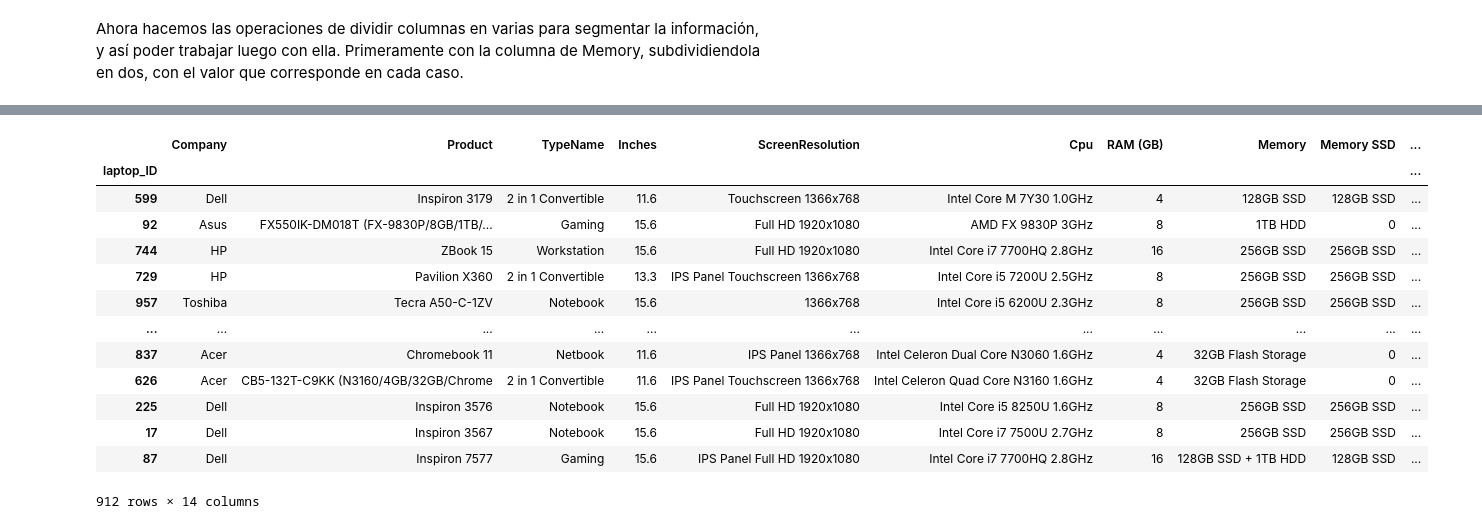
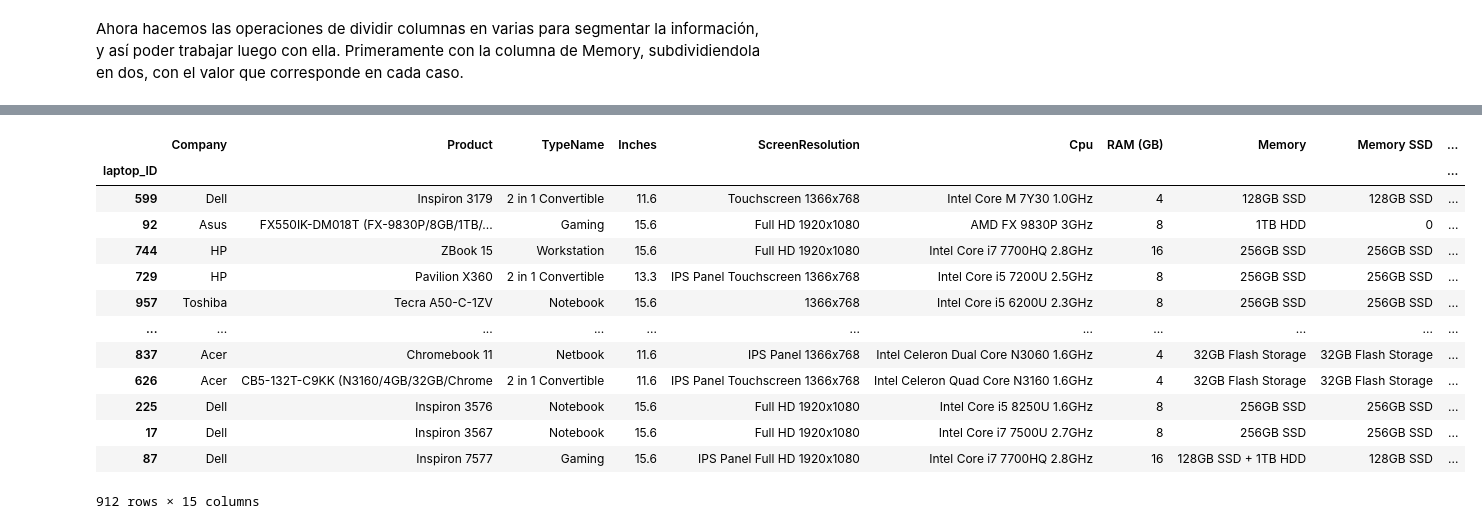
Before and after one commit to angelgvill/DS102024, a Jupyter notebook: 3-MachineLearning/2-Supervisado/ordenadores_agv.ipynb, the cells around one changed output, grey strips where cells are left out. Saved outputs shown, nothing was run; the diff lists cells and outputs as text; code cells hidden in the pictures.

```diff
--- a/3-MachineLearning/2-Supervisado/ordenadores_agv.ipynb
+++ b/3-MachineLearning/2-Supervisado/ordenadores_agv.ipynb
@@ -148,44 +165,49 @@ def split_memory(memory):
     # Inicializar los valores de las columnas
     memory_ssd = 0
     memory_hdd = 0
+    memory_sshd = 0
 
     # Dividir el string por el separador '+'
     parts = memory.split('+')
 
     # Analizar cada parte
     for part in parts:
         part = part.strip()  # Limpiar espacios en blanco
-        if 'SSD' in part:
+        if 'SSD' in part or 'Flash' in part:
             memory_ssd = part
         elif 'HDD' in part:
             memory_hdd = part
+        elif 'Hybrid' in part:
+            memory_sshd = part
 
-    return memory_ssd, memory_hdd
+    return memory_ssd, memory_hdd, memory_sshd
 
 # Aplicar la función a la columna 'Memory'
-df[['Memory SSD', 'Memory HDD']] = df['Memory'].apply(split_memory).apply(pd.Series)
+df[['Memory SSD', 'Memory HDD', 'Memory SSHD']] = df['Memory'].apply(split_memory).apply(pd.Series)
 
 # Convertir valores faltantes o no definidos a '0'
 df['Memory SSD'] = df['Memory SSD'].fillna('0')
 df['Memory HDD'] = df['Memory HDD'].fillna('0')
+df['Memory SSHD'] = df['Memory SSHD'].fillna('0')
 
 # Mover las columnas con insert()
 df.insert(8, 'Memory SSD', df.pop('Memory SSD'))
 df.insert(9, 'Memory HDD', df.pop('Memory HDD'))
+df.insert(10, 'Memory SSHD', df.pop('Memory SSHD'))
 
 df
 # %% [output]
 |  | Company | Product | TypeName | Inches | ScreenResolution | Cpu | RAM (GB) | Memory | Memory SSD | ... |
 | laptop_ID |  |  |  |  |  |  |  |  |  | ... |
 | 599 | Dell | Inspiron 3179 | 2 in 1 Convertible | 11.6 | Touchscreen 1366x768 | Intel Core M 7Y30 1.0GHz | 4 | 128GB SSD | 128GB SSD | ... |
 | 92 | Asus | FX550IK-DM018T (FX-9830P/8GB/1TB/... | Gaming | 15.6 | Full HD 1920x1080 | AMD FX 9830P 3GHz | 8 | 1TB HDD | 0 | ... |
 | 744 | HP | ZBook 15 | Workstation | 15.6 | Full HD 1920x1080 | Intel Core i7 7700HQ 2.8GHz | 16 | 256GB SSD | 256GB SSD | ... |
 | 729 | HP | Pavilion X360 | 2 in 1 Convertible | 13.3 | IPS Panel Touchscreen 1366x768 | Intel Core i5 7200U 2.5GHz | 8 | 256GB SSD | 256GB SSD | ... |
 | 957 | Toshiba | Tecra A50-C-1ZV | Notebook | 15.6 | 1366x768 | Intel Core i5 6200U 2.3GHz | 8 | 256GB SSD | 256GB SSD | ... |
 | ... | ... | ... | ... | ... | ... | ... | ... | ... | ... | ... |
-| 837 | Acer | Chromebook 11 | Netbook | 11.6 | IPS Panel 1366x768 | Intel Celeron Dual Core N3060 1.6GHz | 4 | 32GB Flash Storage | 0 | ... |
-| 626 | Acer | CB5-132T-C9KK (N3160/4GB/32GB/Chrome | 2 in 1 Convertible | 11.6 | IPS Panel Touchscreen 1366x768 | Intel Celeron Quad Core N3160 1.6GHz | 4 | 32GB Flash Storage | 0 | ... |
+| 837 | Acer | Chromebook 11 | Netbook | 11.6 | IPS Panel 1366x768 | Intel Celeron Dual Core N3060 1.6GHz | 4 | 32GB Flash Storage | 32GB Flash Storage | ... |
+| 626 | Acer | CB5-132T-C9KK (N3160/4GB/32GB/Chrome | 2 in 1 Convertible | 11.6 | IPS Panel Touchscreen 1366x768 | Intel Celeron Quad Core N3160 1.6GHz | 4 | 32GB Flash Storage | 32GB Flash Storage | ... |
 | 225 | Dell | Inspiron 3576 | Notebook | 15.6 | Full HD 1920x1080 | Intel Core i5 8250U 1.6GHz | 8 | 256GB SSD | 256GB SSD | ... |
 | 17 | Dell | Inspiron 3567 | Notebook | 15.6 | Full HD 1920x1080 | Intel Core i7 7500U 2.7GHz | 8 | 256GB SSD | 256GB SSD | ... |
 | 87 | Dell | Inspiron 7577 | Gaming | 15.6 | IPS Panel Full HD 1920x1080 | Intel Core i7 7700HQ 2.8GHz | 16 | 128GB SSD + 1TB HDD | 128GB SSD | ... |
-912 rows × 14 columns
+912 rows × 15 columns
```
Also changed, not shown: parts of 8 cells of this notebook.
